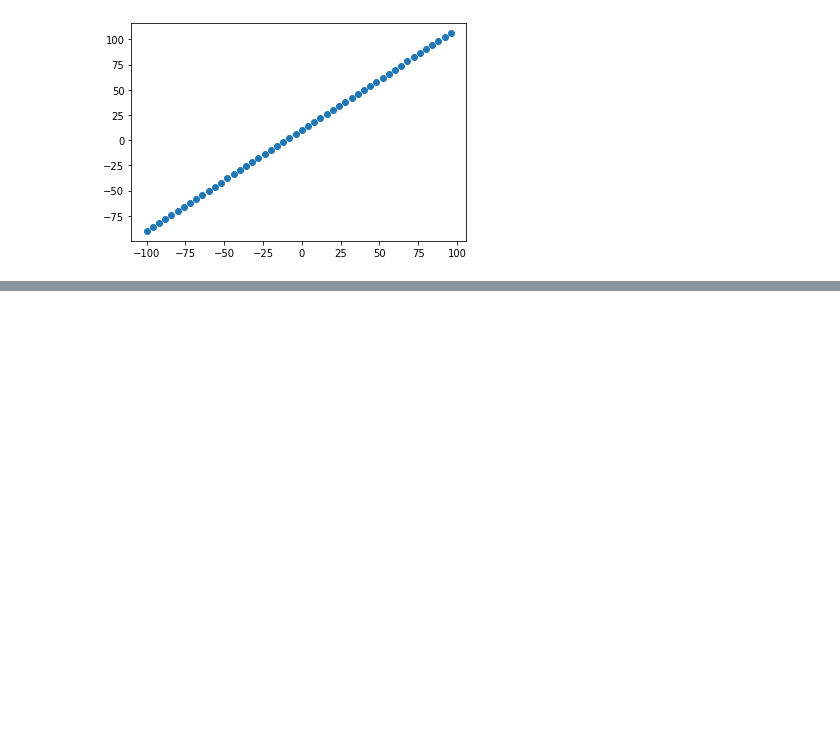
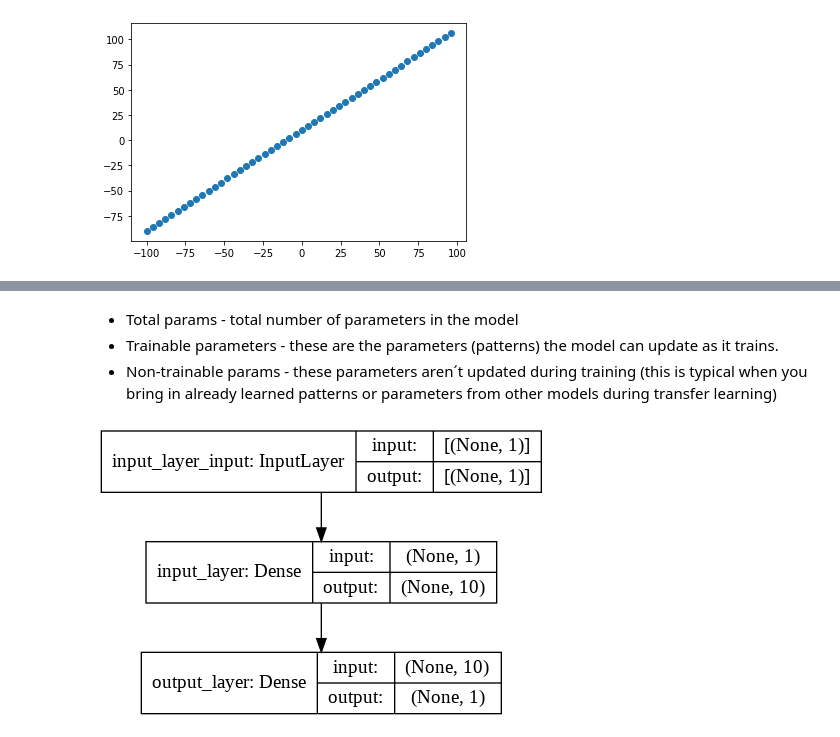
Before and after one commit to schauppi/Udemy_TensorFlow_Developer, a Jupyter notebook: Abschnitt_3_Neural_Network_regression_with_TensorFlow/01_neural_network_regression_with_tensorflow_video.ipynb, the cells around one changed output, grey strips where cells are left out. Saved outputs shown, nothing was run; the diff lists cells and outputs as text; code cells hidden in the pictures; blank space fills up the shorter version.

```diff
--- a/Abschnitt_3_Neural_Network_regression_with_TensorFlow/01_neural_network_regression_with_tensorflow_video.ipynb
+++ b/Abschnitt_3_Neural_Network_regression_with_TensorFlow/01_neural_network_regression_with_tensorflow_video.ipynb
@@ -216,0 +283,16 @@ plt.scatter(X, y)
+# %%
+#Let´s create a model which build automaticall by defining the input_shape argument
+tf.random.set_seed(42)
+
+#1. Create a model
+model = tf.keras.Sequential([
+        tf.keras.layers.Dense(10, input_shape=[1], name="input_layer"),
+        tf.keras.layers.Dense(1, name="output_layer")
+], name="model_with_name")
+
+#2. Compile the model
+
+model.compile(loss="mae", optimizer="SGD", metrics=["mae"])
+
+#3. Fit the model
+model.fit(x_train, y_train, epochs=100, verbose=0)
@@ -216,0 +317,10 @@ plt.scatter(X, y)
+# %% [markdown]
+* Total params - total number of parameters in the model
+* Trainable parameters - these are the parameters (patterns) the model can update as it trains.
+* Non-trainable params - these parameters aren´t updated during training (this is typical when you bring in already learned patterns or parameters from other models during transfer learning)
+# %%
+from tensorflow.keras.utils import plot_model
+
+plot_model(model, show_shapes=True)
+# %% [output]
+[figure, added]
```
Also changed, not shown: parts of 22 cells of this notebook.
